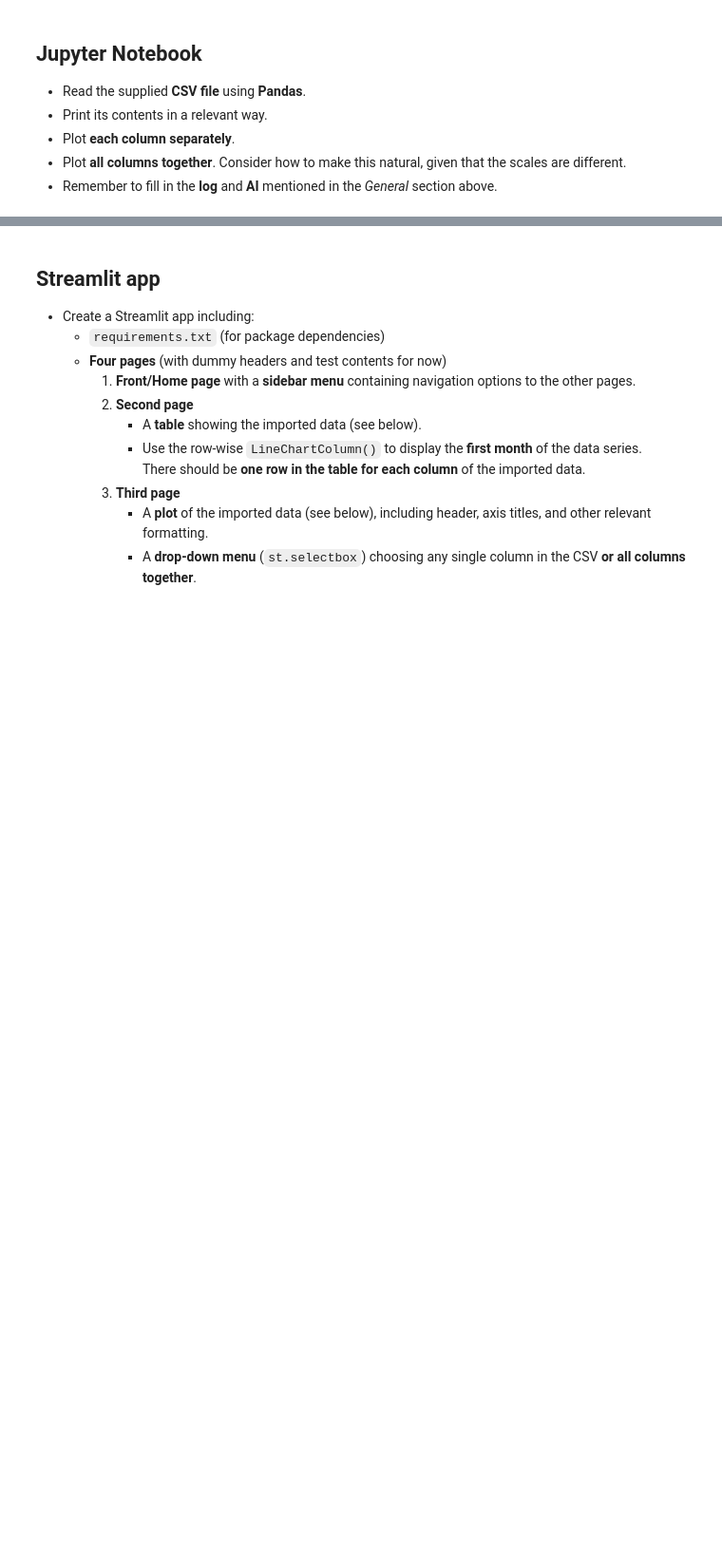
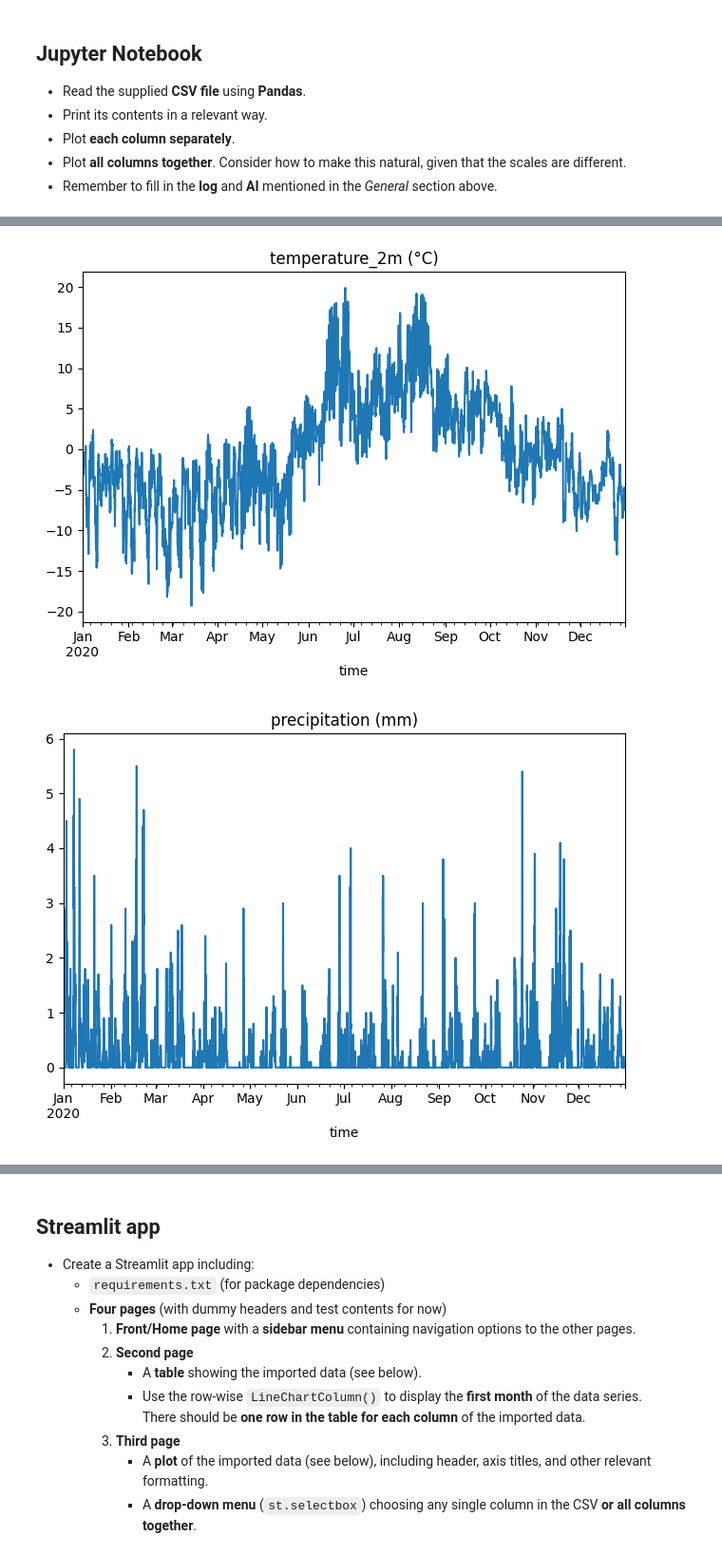
Before and after one commit to rajern/ind320-rajvir, a Jupyter notebook: assignment_1/assignment1.ipynb, the cells around one changed output, grey strips where cells are left out. Shown at 95% size. Saved outputs shown, nothing was run; the diff lists cells and outputs as text; code cells hidden in the pictures; blank space fills up the shorter version.

```diff
--- a/assignment_1/assignment1.ipynb
+++ b/assignment_1/assignment1.ipynb
@@ -48,3 +52,16 @@
 - Plot **each column separately**.
 - Plot **all columns together**. Consider how to make this natural, given that the scales are different.
 - Remember to fill in the **log** and **AI** mentioned in the *General* section above.
+# %%
+# Imports
+import pandas as pd
+import matplotlib.pyplot as plt
+import numpy as np
+
+# Define csv file
+file_csv = 'open-meteo-subset.csv'
+
+# Read csv file
+df = pd.read_csv(file_csv, parse_dates=["time"])        # load in the file and make time real datetimes
+df = df.set_index("time").sort_index()                  # sort by time and make it index
+df                                                      # show the dataframe
@@ -50,0 +83,12 @@
+# %%
+# Plot each column separately
+for col in df.columns:
+    plt.figure()
+    df[col].plot()
+    plt.title(col)
+    plt.xlabel("time")
+    plt.tight_layout()
+    plt.show()
+# %% [output]
+[figure, added]
+[figure, added]
```
Also changed, not shown: parts of 7 cells of this notebook, 5 other files.
